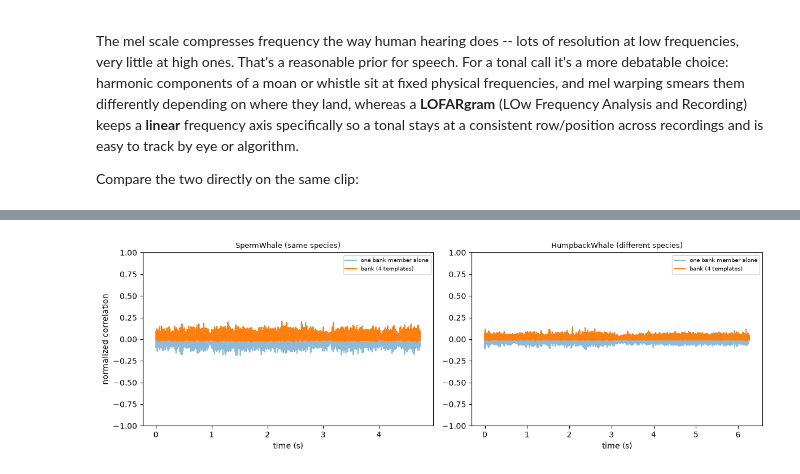
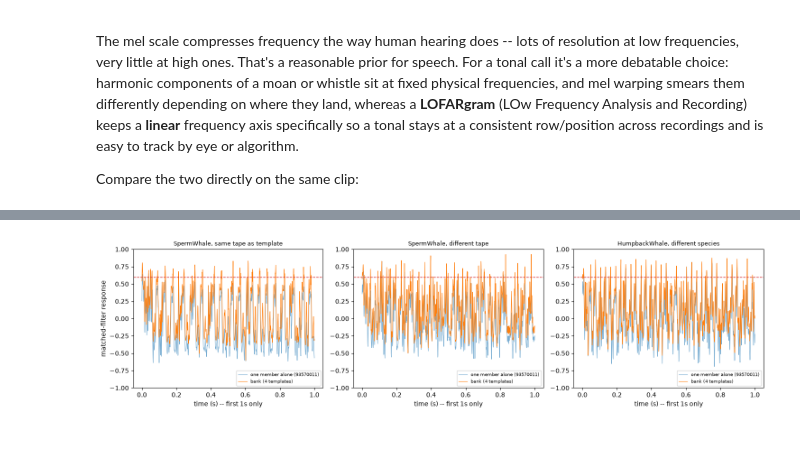
Before and after one commit to KJWesthoff/MarineMammals, a Jupyter notebook: notebooks/01_signal_processing_fundamentals.ipynb, the cells around one changed output, grey strips where cells are left out. Saved outputs shown, nothing was run; the diff lists cells and outputs as text; code cells hidden in the pictures; blank space fills up the shorter version.

```diff
--- a/notebooks/01_signal_processing_fundamentals.ipynb
+++ b/notebooks/01_signal_processing_fundamentals.ipynb
@@ -120,7 +165,7 @@ train is broadband and time-localized -- exactly the opposite need.
 10ms hop (speech defaults) -- let's see whether that's actually a good
 choice for a tonal call.
 # %%
-clip = by_class[12][0]  # HumpbackWhale -- sustained tonal moan
+clip = examples[12]  # HumpbackWhale -- sustained tonal moan
 y, sr = sf.read(clip.path)
 wav = torch.from_numpy(y.astype(np.float32)).unsqueeze(0)
 
@@ -138,7 +183,7 @@ for ax, (title, n_fft, hop) in zip(axes, configs):
     ax.set_title(title, fontsize=9)
     ax.set_xlabel("frame")
 ax0 = axes[0]; ax0.set_ylabel("mel bin")
-fig.suptitle(f"HumpbackWhale clip ({clip.path.name}) at three time/frequency resolutions")
+fig.suptitle(f"HumpbackWhale clip ({clip.record_number}) at three time/frequency resolutions")
 plt.tight_layout()
 plt.show()
 # %% [output]
@@ -320,24 +602,65 @@ member alone -- an apples-to-apples test of what the other three add:
 # %%
-bank_clips = by_class[species_a][3:7]  # 4 different SpermWhale clips, distinct from the template/test clips above
+BANK_RECORDS = ["93570011", "72009005", "9357300H", "9358400V"]  # four different tapes
+
 template_bank = []
-for c in bank_clips:
-    y_b, sr_b = sf.read(c.path)
-    template_bank.append(torch.from_numpy(y_b[: int(0.05 * sr_b)].astype(np.float32)))
+for rec in BANK_RECORDS:
+    clip = by_record[rec]
+    y_b, sr_b = sf.read(clip.path)
+    env_b, rate_b = demon_envelope(torch.from_numpy(y_b.astype(np.float32)).unsqueeze(0),
+                                   sample_rate=sr_b)
+    template_bank.append(average_pulse_template(env_b, rate_b))
 
-fig, axes = plt.subplots(1, len(test_clips), figsize=(12, 4))
-for ax, (label, clip) in zip(axes, test_clips.items()):
+print("bank:   " + ",  ".join(f"{r} (tape {by_record[r].tape_id})" for r in BANK_RECORDS))
+print("tested: " + ",  ".join(f"{c.record_number} (tape {c.tape_id})" for _, c in test_clips))
+
+# How different are the members actually? Mean-removed, unit-norm correlation
+# between every pair -- near-duplicates would add chances to fire but no new
+# shapes, and the bank would be pure false-alarm inflation.
+stack = torch.stack([(t - t.mean()) / (t - t.mean()).norm() for t in template_bank])
+pairwise = (stack @ stack.T)[~torch.eye(len(template_bank), dtype=bool)]
+print(f"\npairwise template correlation: {pairwise.min():.2f}-{pairwise.max():.2f} "
+      f"(mean {pairwise.mean():.2f})")
+
+# CV of detection gaps (lower = more metronomic) and the share of detections
+# on a real pulse (higher = less noise-chasing), for every member alone and
+# then for the bank.
+columns = [r[-4:] for r in BANK_RECORDS] + ["BANK"]
+header = f"{'test clip':34s}" + "".join(f"{c:>14s}" for c in columns)
+print("\n" + header)
+print("-" * len(header))
+responses = {}
+for label, clip in test_clips:
     y_c, sr_c = sf.read(clip.path)
     w = torch.from_numpy(y_c.astype(np.float32)).unsqueeze(0)
-    single_response = matched_filter(w, template_bank[0])  # one bank member alone, for a fair comparison
-    bank_response = matched_filter_bank(w, template_bank)
-    t_axis = np.arange(len(bank_response)) / sr_c
-    ax.plot(t_axis, single_response.numpy(), alpha=0.5, label="one bank member alone")
-    ax.plot(t_axis, bank_response.numpy(), label=f"bank ({len(template_bank)} templates)")
+    env, rate = demon_envelope(w, sample_rate=sr_c)
+
+    scored = []
+    for tmpl in template_bank:
+        det, _, cv = detection_stats(matched_filter(env.unsqueeze(0), tmpl), rate)
+        scored.append((cv, on_pulse_fraction(env, det)))
+    bank_response = matched_filter_bank(env.unsqueeze(0), template_bank)
+    det, _, cv = detection_stats(bank_response, rate)
+    scored.append((cv, on_pulse_fraction(env, det)))
+
+    responses[label] = (env, rate, matched_filter(env.unsqueeze(0), template_bank[0]), bank_response)
+    print(f"{label:34s}" + "".join(f"{cv:8.2f} {frac:4.0%}" for cv, frac in scored))
+print("\n(each cell: CV of detection gaps, then % of detections on a real pulse)")
+
+fig, axes = plt.subplots(1, len(test_clips), figsize=(15, 4))
+for ax, (label, clip) in zip(axes, test_clips):
+    env, rate, single_response, bank_response = responses[label]
+    t_axis = np.arange(len(bank_response)) / rate
+    zoom = t_axis <= ZOOM_S
+    ax.plot(t_axis[zoom], single_response.numpy()[zoom], alpha=0.6, linewidth=0.8,
+            label=f"one member alone ({BANK_RECORDS[0]})")
+    ax.plot(t_axis[zoom], bank_response.numpy()[zoom], linewidth=0.8,
+            label=f"bank ({len(template_bank)} templates)")
+    ax.axhline(DETECTION_THRESHOLD, color="tab:red", linestyle="--", linewidth=1)
     ax.set_title(label, fontsize=9)
-    ax.set_xlabel("time (s)")
+    ax.set_xlabel(f"time (s) -- first {ZOOM_S:g}s only")
     ax.set_ylim(-1, 1)
-    ax.legend(fontsize=7)
-axes[0].set_ylabel("normalized correlation")
+    ax.legend(fontsize=7, loc="lower right")
+axes[0].set_ylabel("matched-filter response")
 plt.tight_layout()
 plt.show()
 # %% [output]
@@ -344,2 +679,2 @@ plt.show()
-[figure, old version]
+[figure, new version]
 # %% [markdown]
```
Also changed, not shown: parts of 16 cells of this notebook, 1 other file.
